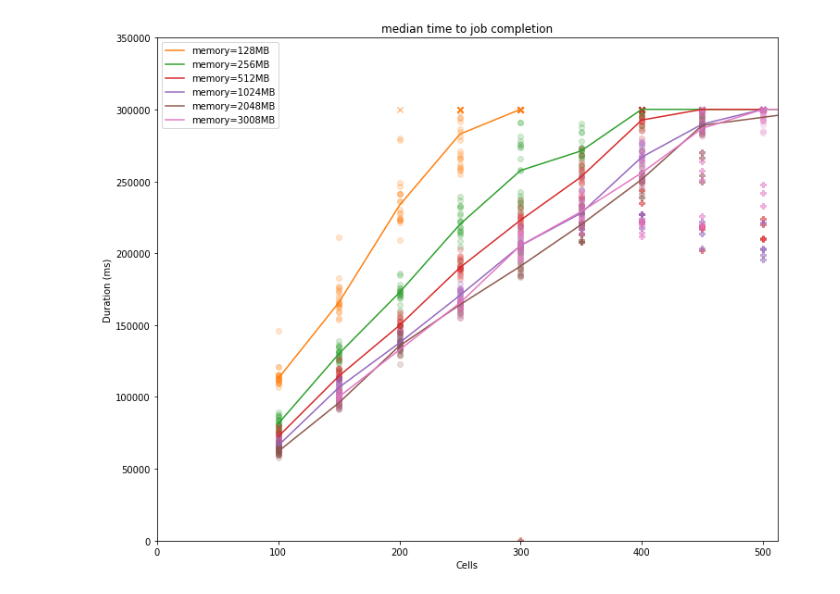
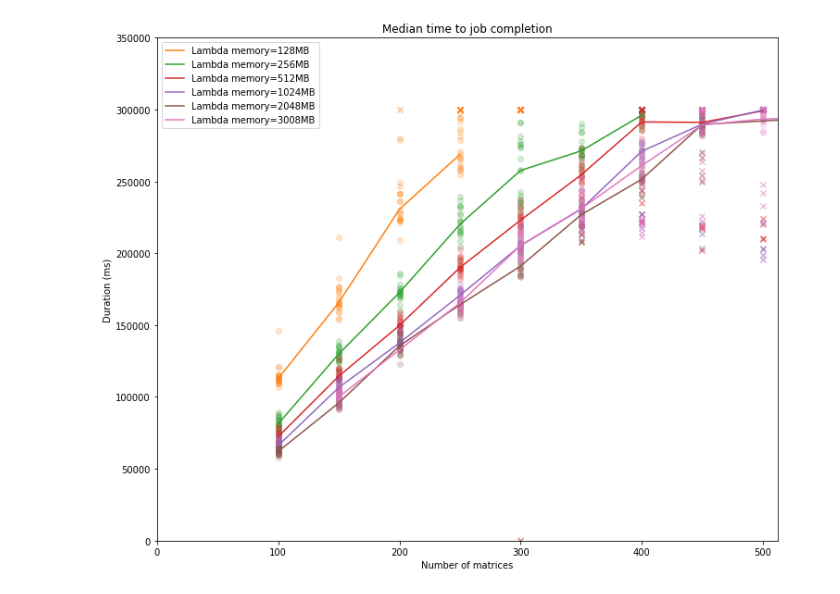
Before and after one commit to HumanCellAtlas/matrix-service, a Jupyter notebook: notebooks/performance_characteristics.ipynb, the cells around one changed output. Cells and saved outputs as stored; diff of their text form; code cells hidden in the pictures.

```diff
--- a/notebooks/performance_characteristics.ipynb
+++ b/notebooks/performance_characteristics.ipynb
@@ -29,7 +30,8 @@ def parse_filename(filename):
     @param filename: A file name.
     @return: The corresponding memory size and cell number of the file.
     """
-    splt = filename.split('_')
+    start_idx = filename.find("lambda_info")
+    splt = filename[start_idx:].split("_")
     mem = int(splt[3])
     cells = int(splt[5])
     return dict(
@@ -65,7 +67,9 @@ def get_experiments(files):
             exp = parse_filename(f)
             js = json.load(fh)
             exp['durations_status'] = get_durations_status(js)
-            exp['median'] = np.median([i[0] for i in exp['durations_status']])
+            durations = [i[0] for i in exp['durations_status'] if i[1] == None]
+            if len(durations) != 0:
+                exp['median'] = np.median([i[0] for i in exp['durations_status'] if i[1] == None])
             experiments += [exp]
 
     return experiments
@@ -101,8 +105,8 @@ def plot_memory(experiments, memory, memory_colors, plt, label):
     @param label: Label for the data points in the plot.
     """
     exps = sorted([exp for exp in experiments if exp['memory'] == memory], key=lambda d: d['cells'])
-    xs = [float(exp['cells']) for exp in exps]
-    ys = [exp['median'] for exp in exps]
+    xs = [float(exp['cells']) for exp in exps if 'median' in exp]
+    ys = [exp['median'] for exp in exps if 'median' in exp]
 
     plt.plot(xs, ys, label=label, color=memory_colors[memory])
 
@@ -114,13 +118,14 @@ def plot_memory(experiments, memory, memory_colors, plt, label):
         plt.scatter([exp['cells']]*len(durations_with_timeout), durations_with_timeout,
                     color=memory_colors[memory], marker='x', alpha=0.5)
         plt.scatter([exp['cells']]*len(durations_with_error), durations_with_error,
-                    color=memory_colors[memory], marker='P', alpha=0.5)
+                    color=memory_colors[memory], marker='x', alpha=0.5)
 
 
-def plot_memories(experiments):
+def plot_memories(experiments, title):
     """
     Plot experiments data for all lambda memory sizes.
     @param experiments: All experiments data.
+    @param title: Plot title.
     """
     memories = sorted(list(set([exp['memory'] for exp in experiments])))
     memory_colors = dict([(count, 'C' + str(num+1)) for num, count in enumerate(memories)])
@@ -128,20 +133,20 @@ def plot_memories(experiments):
     plt.figure(figsize=(12,10))
 
     for memory in memories:
-        label = 'memory=' + str(memory) + "MB"
+        label = 'Lambda memory=' + str(memory) + "MB"
         plot_memory(experiments, memory, memory_colors, plt, label)
 
     plt.legend(loc='best')
     plt.xlim([0, 512])
     plt.ylim([0, 350000])
-    plt.title('median time to job completion')
-    plt.xlabel('Cells')
+    plt.title(title)
+    plt.xlabel('Number of matrices')
     plt.ylabel('Duration (ms)')
     plt.show()
 # %%
 files_v0 = list_dir('../data/v1.0.0')
 experiments_v0 = get_experiments(files_v0)
-plot_memories(experiments_v0)
+plot_memories(experiments_v0, 'Median time to job completion')
 # %% [output]
-[figure, old version]
+[figure, new version]
 # %%
```
Also changed, not shown: parts of 7 cells of this notebook.
